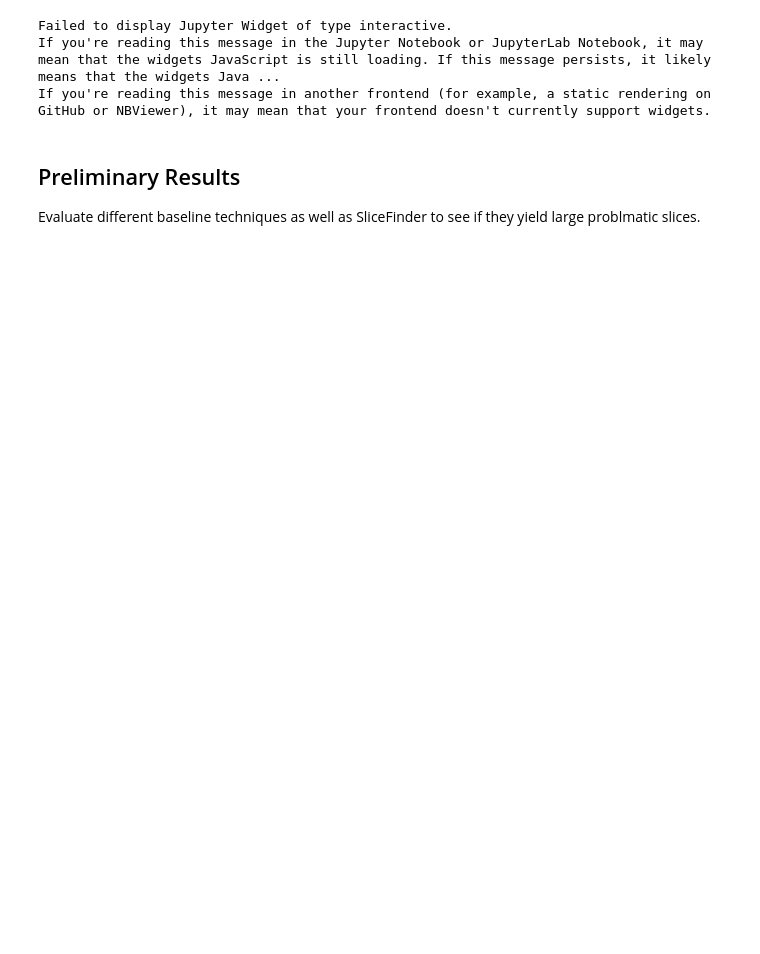
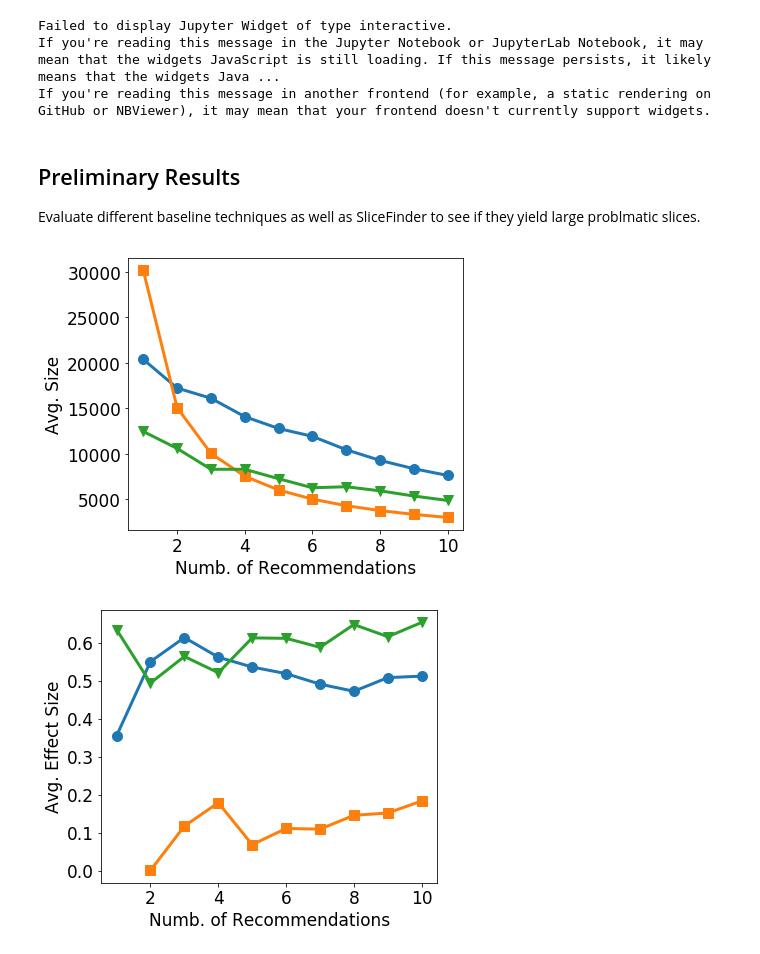
Before and after one commit to yeounoh/slicefinder, a Jupyter notebook: SliceFinder_demo.ipynb, the cells around one changed output. Drawn from its saved outputs; the diff is of its cells as text; code cells hidden in the pictures; blank space fills up the shorter version.

```diff
--- a/SliceFinder_demo.ipynb
+++ b/SliceFinder_demo.ipynb
@@ -194,0 +204,19 @@ Evaluate different baseline techniques as well as SliceFinder to see if they yie
+# %%
+scaler = StandardScaler()
+numeric_cols = ["Capital Gain", "Age", "fnlwgt", "Education-Num", "Capital Loss"]
+X_ = copy.deepcopy(X)
+X_[numeric_cols] = scaler.fit_transform(X_[numeric_cols])
+y_pred = lr.predict(X)
+X_mis, y_mis = X_[y != y_pred], y[y != y_pred]
+reduced_data_train = PCA(n_components=2).fit_transform(X_mis)
+reduced_data_test = PCA(n_components=2).fit_transform(X_)
+# %%
+decisions = []
+for x_, y_ in zip(X.as_matrix(), y.as_matrix()):
+    y_p = lr.predict([x_])
+    if y_p == y_:
+        decisions.append(0)
+    else:
+        decisions.append(1)
+dt = DecisionTree((X, y), lr)
+dt = dt.fit(max_depth=10, min_size=100)
@@ -194,0 +253,30 @@ Evaluate different baseline techniques as well as SliceFinder to see if they yie
+# %%
+pickle.du
+
+import matplotlib.pyplot as plt
+import matplotlib
+matplotlib.rcParams.update({'font.size': 17})
+
+plt.figure(1, figsize=(6,5))
+ax = plt.subplot(1,1,1)
+plt.plot(sf_k, sf_avg_sizes, 'o-',
+         cluster_k, cluster_avg_sizes, 's-',
+         tree_k, tree_avg_sizes, 'v-',
+         linewidth=3.0, markersize=10)
+plt.xlabel('Numb. of Recommendations', fontsize=17)
+plt.ylabel('Avg. Size', fontsize=17)
+plt.savefig('size.pdf')
+plt.figure(2, figsize=(6,5))
+ax = plt.subplot(1,1,1)
+plt.plot(sf_k, sf_avg_eff_sizes, 'o-',
+         cluster_k, cluster_avg_eff_sizes, 's-',
+         tree_k, tree_avg_eff_sizes, 'v-',
+         linewidth=3.0, markersize=10)
+plt.xlabel('Numb. of Recommendations', fontsize=17)
+plt.ylabel('Avg. Effect Size', fontsize=17)
+plt.tight_layout()
+plt.savefig('effsize.pdf')
+plt.show()
+# %% [output]
+[figure, added]
+[figure, added]
```
Also changed, not shown: parts of 6 cells of this notebook, 8 other files.
